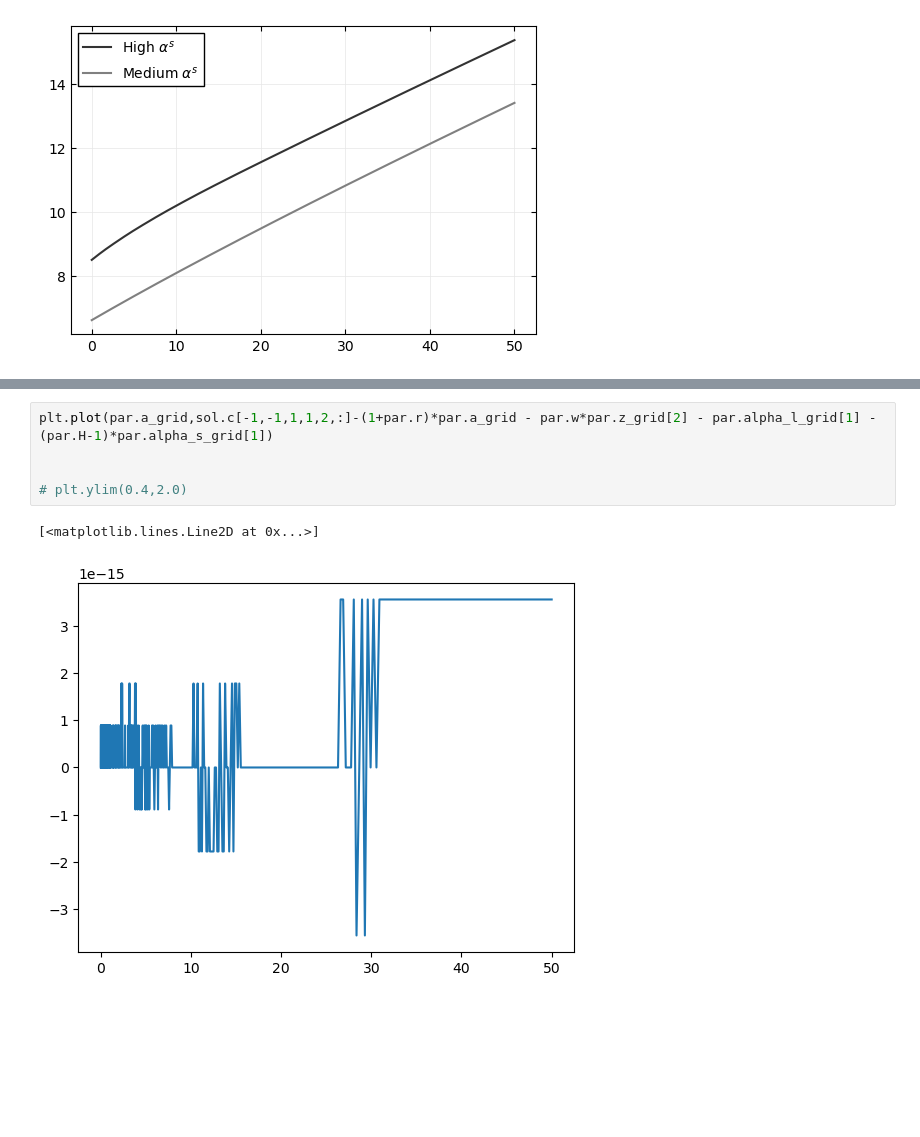
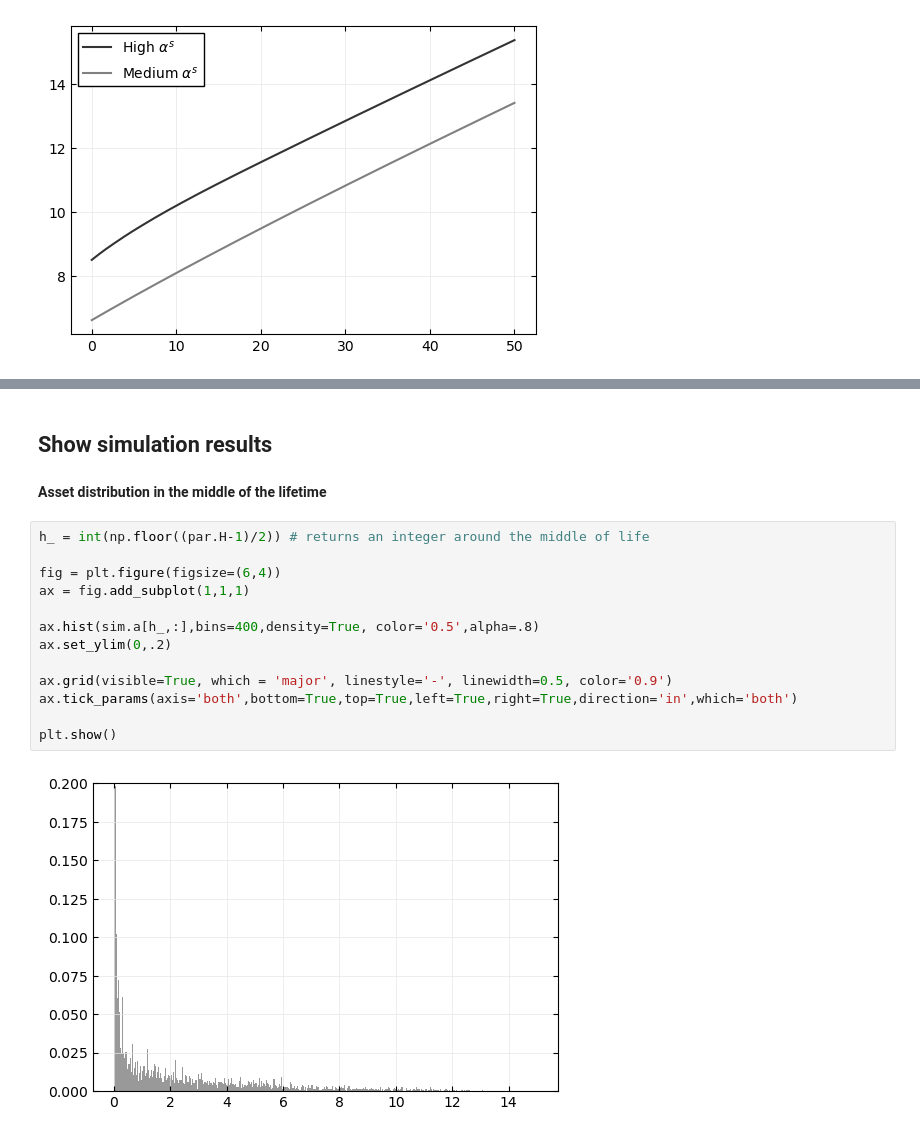
Before and after one commit to madsankern/BufferStock, a Jupyter notebook: results.ipynb, the cells around one changed output, grey strips where cells are left out. Drawn from its saved outputs; the diff is of its cells as text; blank space fills up the shorter version.

```diff
--- a/results.ipynb
+++ b/results.ipynb
@@ -165,8 +98,19 @@ plt.show()
-# %%
-plt.plot(par.a_grid,sol.c[-1,-1,1,1,2,:]-(1+par.r)*par.a_grid - par.w*par.z_grid[2] - par.alpha_l_grid[1] - (par.H-1)*par.alpha_s_grid[1])
-
-
-# plt.ylim(0.4,2.0)
-# %% [output]
-[<matplotlib.lines.Line2D at 0x...>]
-[figure, removed]
+# %% [markdown]
+## Show simulation results
+# %% [markdown]
+**Asset distribution in the middle of the lifetime**
+# %%
+h_ = int(np.floor((par.H-1)/2)) # returns an integer around the middle of life
+
+fig = plt.figure(figsize=(6,4))
+ax = fig.add_subplot(1,1,1)
+
+ax.hist(sim.a[h_,:],bins=400,density=True, color='0.5',alpha=.8)
+ax.set_ylim(0,.2)
+
+ax.grid(visible=True, which = 'major', linestyle='-', linewidth=0.5, color='0.9')
+ax.tick_params(axis='both',bottom=True,top=True,left=True,right=True,direction='in',which='both')
+
+plt.show()
+# %% [output]
+[figure, added]
```
Also changed, not shown: parts of 29 cells of this notebook.
